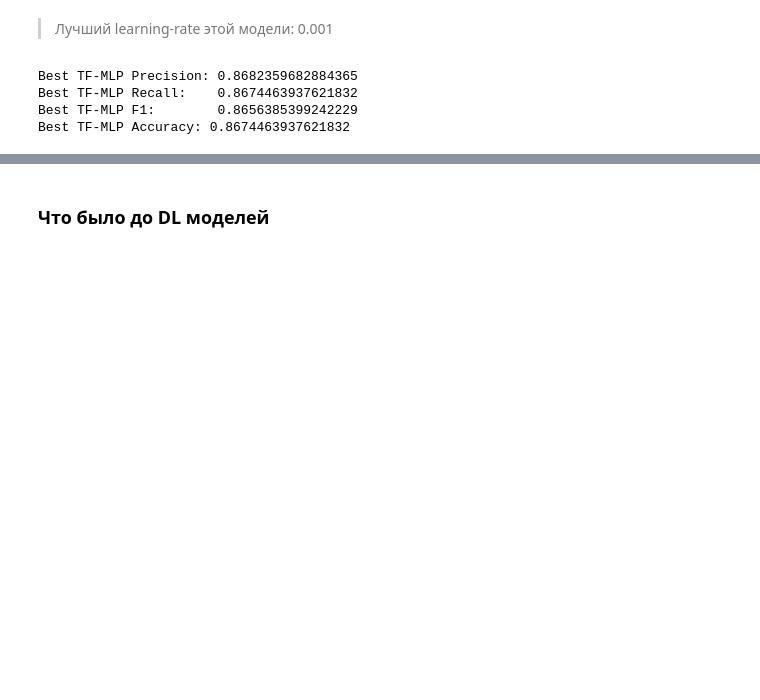
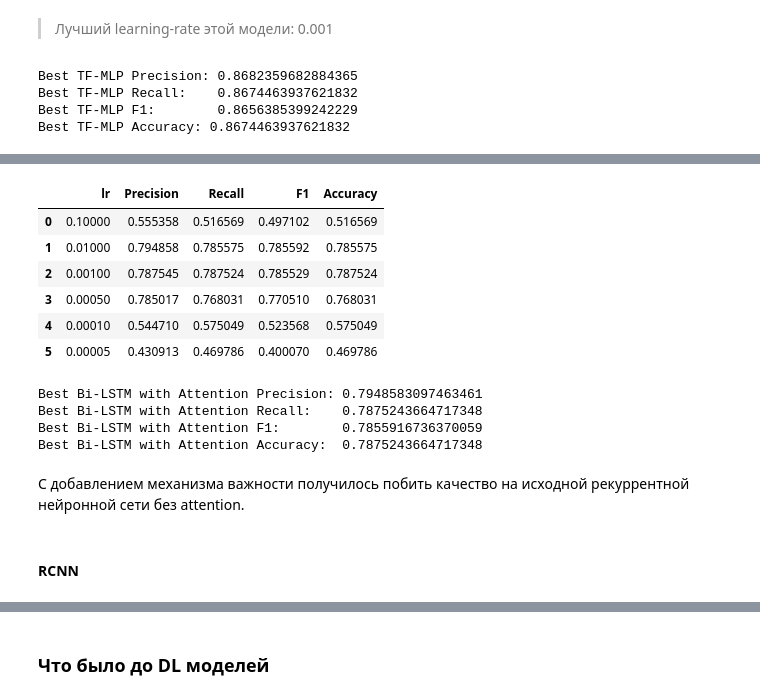
Before and after one commit to DAChernikov/AuthDef_group_project, a Jupyter notebook: notebooks/baseline_pipeline_v5.ipynb, the cells around one changed output, grey strips where cells are left out. Cells and saved outputs as stored; diff of their text form; code cells hidden in the pictures; blank space fills up the shorter version.

```diff
--- a/notebooks/baseline_pipeline_v5.ipynb
+++ b/notebooks/baseline_pipeline_v5.ipynb
@@ -451,0 +646,25 @@ Best TF-MLP Accuracy: 0.8674463937621832
+# %%
+df_lstm_attention = pd.DataFrame(results_lstm_attention)
+df_lstm_attention
+# %% [output]
+|  | lr | Precision | Recall | F1 | Accuracy |
+| 0 | 0.10000 | 0.555358 | 0.516569 | 0.497102 | 0.516569 |
+| 1 | 0.01000 | 0.794858 | 0.785575 | 0.785592 | 0.785575 |
+| 2 | 0.00100 | 0.787545 | 0.787524 | 0.785529 | 0.787524 |
+| 3 | 0.00050 | 0.785017 | 0.768031 | 0.770510 | 0.768031 |
+| 4 | 0.00010 | 0.544710 | 0.575049 | 0.523568 | 0.575049 |
+| 5 | 0.00005 | 0.430913 | 0.469786 | 0.400070 | 0.469786 |
+# %%
+print("Best Bi-LSTM with Attention Precision:", df_lstm_attention['Precision'].max())
+print("Best Bi-LSTM with Attention Recall:   ", df_lstm_attention['Recall'].max())
+print("Best Bi-LSTM with Attention F1:       ", df_lstm_attention['F1'].max())
+print("Best Bi-LSTM with Attention Accuracy: ", df_lstm_attention['Accuracy'].max())
+# %% [output]
+Best Bi-LSTM with Attention Precision: 0.7948583097463461
+Best Bi-LSTM with Attention Recall:    0.7875243664717348
+Best Bi-LSTM with Attention F1:        0.7855916736370059
+Best Bi-LSTM with Attention Accuracy:  0.7875243664717348
+# %% [markdown]
+С добавлением механизма важности получилось побить качество на исходной рекуррентной нейронной сети без attention.
+# %% [markdown]
+#### RCNN
```
Also changed, not shown: parts of 27 cells of this notebook.
